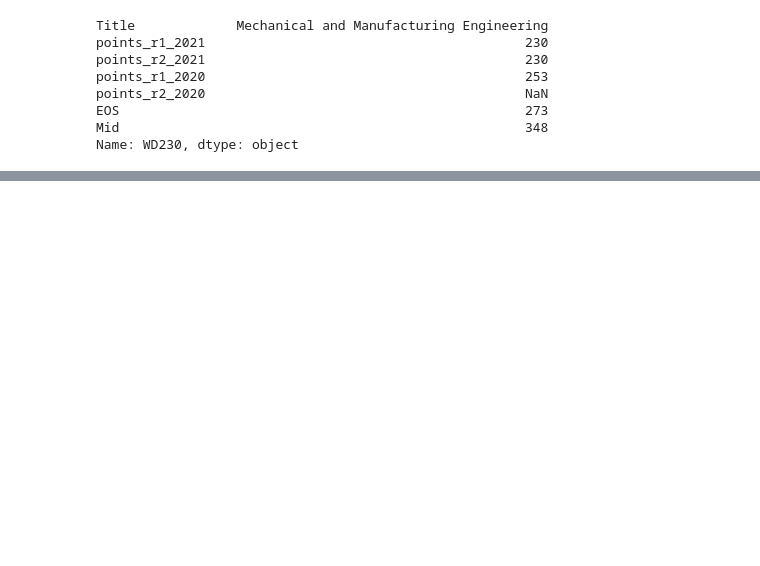
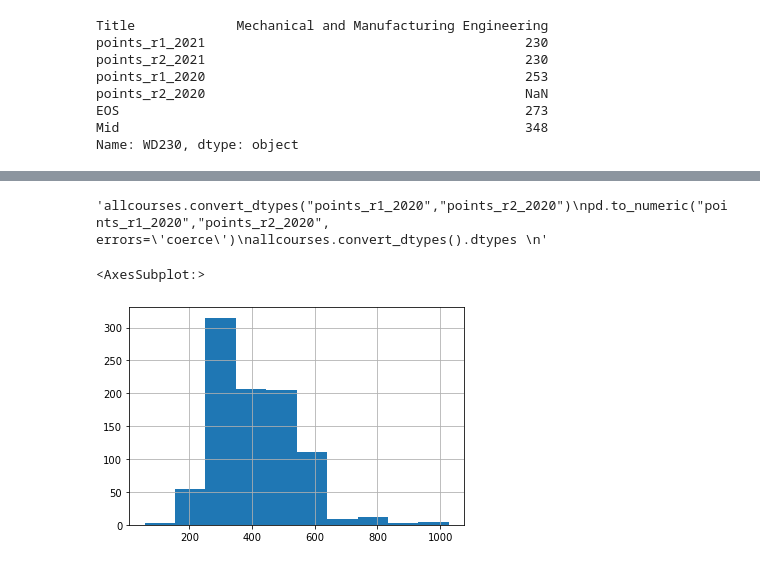
Before and after one commit to kaob1991/fundamentals-DA-assessment, a Jupyter notebook: cao.ipynb, the cells around one changed output, grey strips where cells are left out. Drawn from its saved outputs; the diff is of its cells as text; code cells hidden in the pictures; blank space fills up the shorter version.

Commit message:
work to convert dtype to int/string

```diff
--- a/cao.ipynb
+++ b/cao.ipynb
@@ -787,0 +770,5 @@ allcourses = allcourses.join(df2019_r1)
+# %%
+# Adding course code, eos and mid to the dataset
+df2019 = df_2019[['Code', 'EOS','Mid']]
+
+df2019
@@ -787,0 +789,4 @@ allcourses = allcourses.join(df2019_r1)
+# %%
+#Setting the index to course code
+df2019.set_index('Code', inplace=True)
+df2019
@@ -787,0 +808,3 @@ allcourses = allcourses.join(df2019_r1)
+# %%
+# Joining the 2019 courses to the master dataset
+allcourses = allcourses.join(df2019)
@@ -788,3 +826,10 @@ allcourses = allcourses.join(df2019_r1)
+# %%
+#Replacing #, *, +matric and +mat in the dataset
+allcourses=allcourses.replace('\#','',regex=True)
+allcourses=allcourses.replace('\*','',regex=True)
+allcourses=allcourses.replace('\+matric','',regex=True)
+allcourses=allcourses.replace("\+mat","",regex = True)
+allcourses=allcourses.replace("AQA","",regex = True)
 # %%
 allcourses
 # %% [output]
@@ -815,0 +891,12 @@ Name: WD230, dtype: object
+# %%
+"""allcourses.convert_dtypes("points_r1_2020","points_r2_2020")
+pd.to_numeric("points_r1_2020","points_r2_2020", errors='coerce')
+allcourses.convert_dtypes().dtypes
+"""
+# %% [output]
+'allcourses.convert_dtypes("points_r1_2020","points_r2_2020")\npd.to_numeric("points_r1_2020","points_r2_2020", errors=\'coerce\')\nallcourses.convert_dtypes().dtypes \n'
+# %%
+pd.to_numeric(allcourses['points_r1_2021']).hist()
+# %% [output]
+<AxesSubplot:>
+[figure, added]
```
Also changed, not shown: parts of 17 cells of this notebook, 36 other files.
